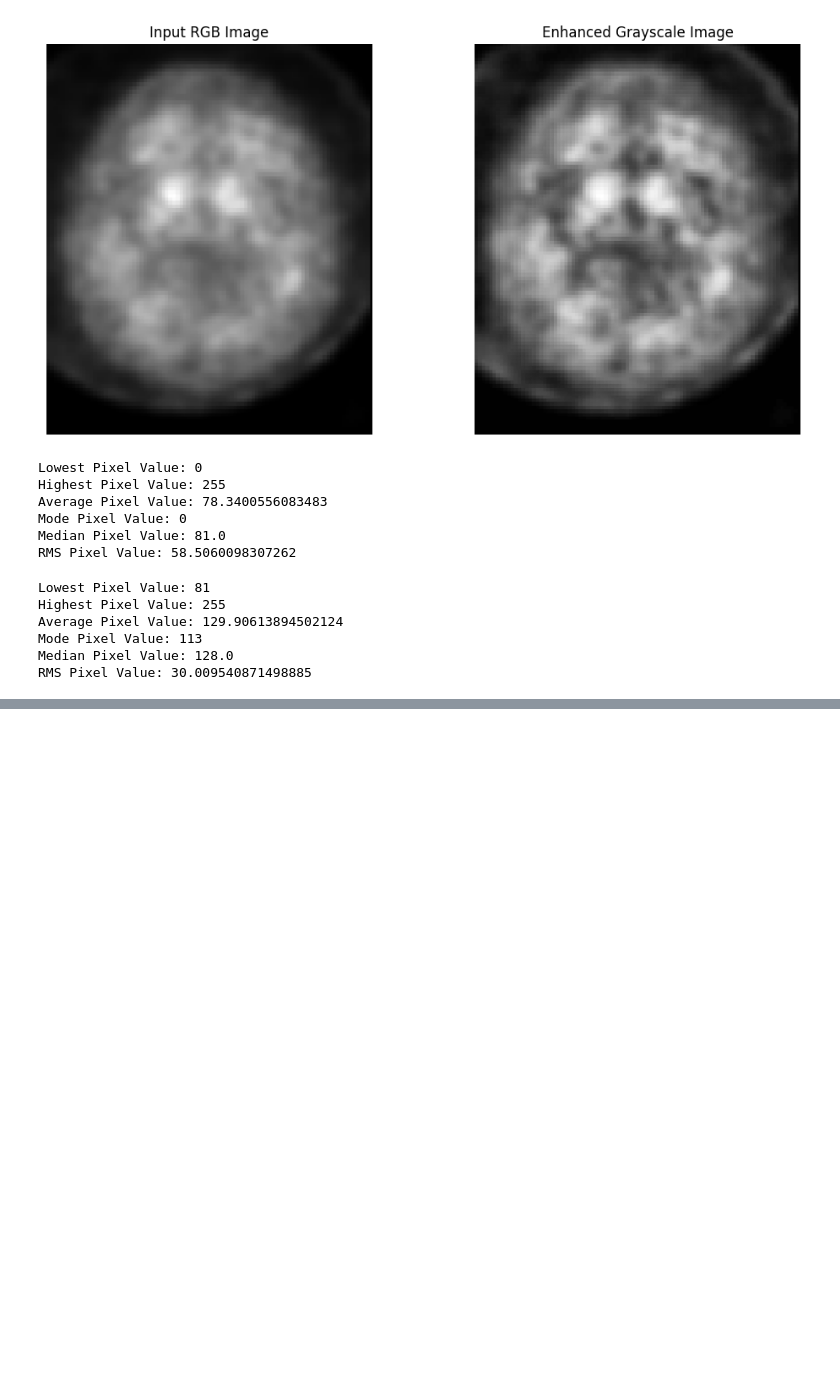
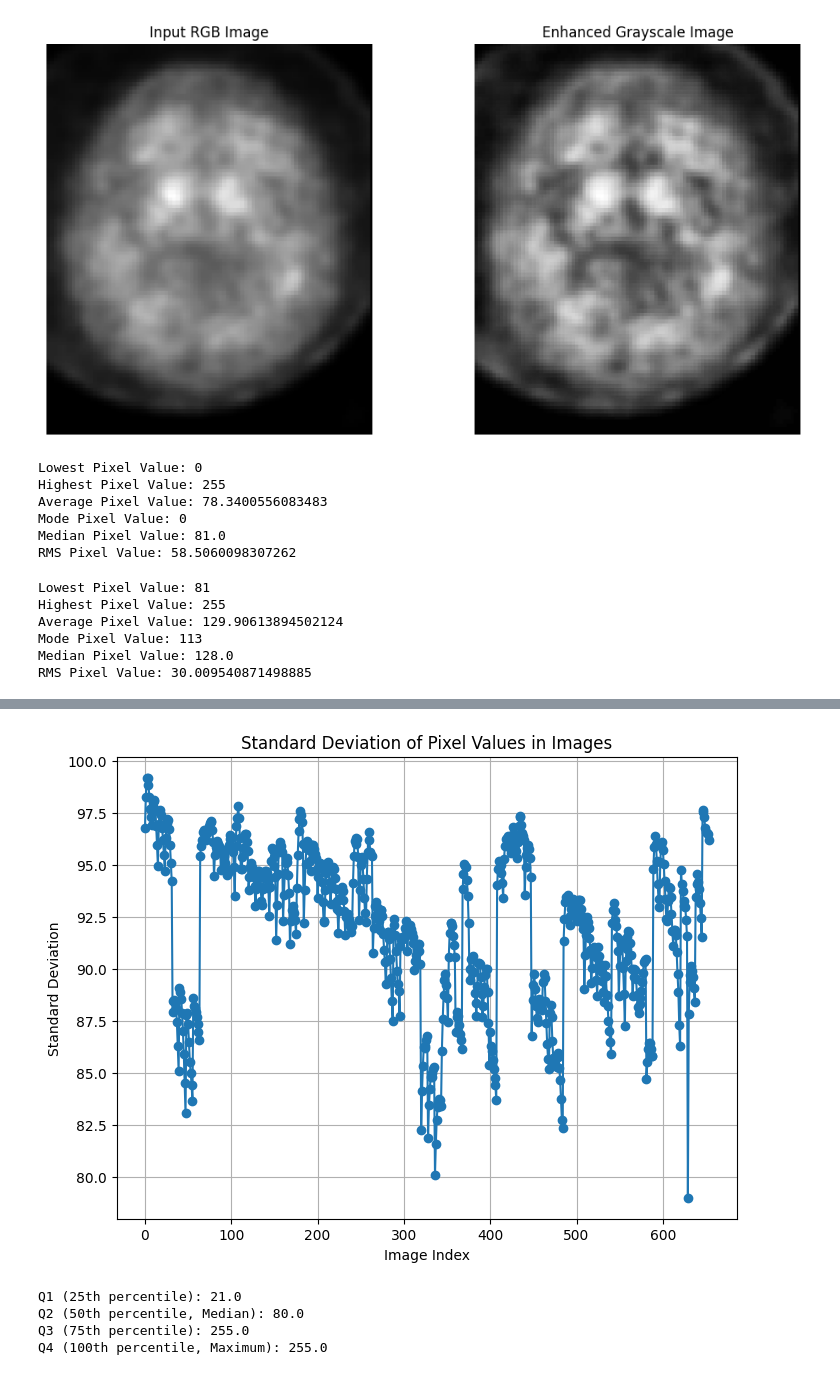
Before and after one commit to iammahbubalam/PPMI_Research_on_Parkinsons, a Jupyter notebook: src/mahbub/save_as_png.ipynb, the cells around one changed output, grey strips where cells are left out. Cells and saved outputs as stored; diff of their text form; code cells hidden in the pictures; blank space fills up the shorter version.

```diff
--- a/src/mahbub/save_as_png.ipynb
+++ b/src/mahbub/save_as_png.ipynb
@@ -335,0 +369,71 @@ highlight_clusters(image_path, clusters)
+# %%
+import os
+import numpy as np
+import matplotlib.pyplot as plt
+from PIL import Image
+
+# Directory containing the images
+image_path = "B:/Sami Sir Research/Data set/DAT_PRE-P_S-ID(4100-4478)/output_for_4100-4478/"
+
+# Function to calculate standard deviation of pixel values in an image
+def calculate_stddev(image_file):
+    # Open the image
+    image = Image.open(image_file)
+    # Convert the image to a NumPy array
+    image_array = np.array(image)
+    # Calculate the standard deviation of pixel values
+    stddev = np.std(image_array)
+    return stddev
+
+# List to store standard deviations
+stddev_list = []
+
+# Iterate over all images in the directory
+for filename in os.listdir(image_path):
+    if filename.endswith(".png"):
+        image_file = os.path.join(image_path, filename)
+        # Calculate standard deviation for the current image
+        stddev = calculate_stddev(image_file)
+        stddev_list.append(stddev)
+
+# Plot the standard deviations
+plt.figure(figsize=(8, 6))
+plt.plot(stddev_list, marker='o', linestyle='-')
+plt.title("Standard Deviation of Pixel Values in Images")
+plt.xlabel("Image Index")
+plt.ylabel("Standard Deviation")
+plt.grid(True)
+plt.show()
+# %% [output]
+[figure, added]
+# %%
+import numpy as np
+from PIL import Image
+
+# Path to the image file
+image_file = "B:/Sami Sir Research/Data set/DAT_PRE-P_S-ID(4100-4478)/output_for_4100-4478/4106_2016-12-14_14_56_42.0_slice43.png"
+
+# Open the image
+image = Image.open(image_file)
+
+# Convert the image to a NumPy array
+image_array = np.array(image)
+
+# Flatten the image array to convert it into a 1D array
+flattened_image_array = image_array.flatten()
+
+# Calculate the quartiles
+q1 = np.percentile(flattened_image_array, 25)
+q2 = np.percentile(flattened_image_array, 50)
+q3 = np.percentile(flattened_image_array, 75)
+q4 = np.percentile(flattened_image_array, 100)
+
+print("Q1 (25th percentile):", q1)
+print("Q2 (50th percentile, Median):", q2)
+print("Q3 (75th percentile):", q3)
+print("Q4 (100th percentile, Maximum):", q4)
+# %% [output]
+Q1 (25th percentile): 21.0
+Q2 (50th percentile, Median): 80.0
+Q3 (75th percentile): 255.0
+Q4 (100th percentile, Maximum): 255.0
```
Also changed, not shown: parts of 3 cells of this notebook, 3 other files.
